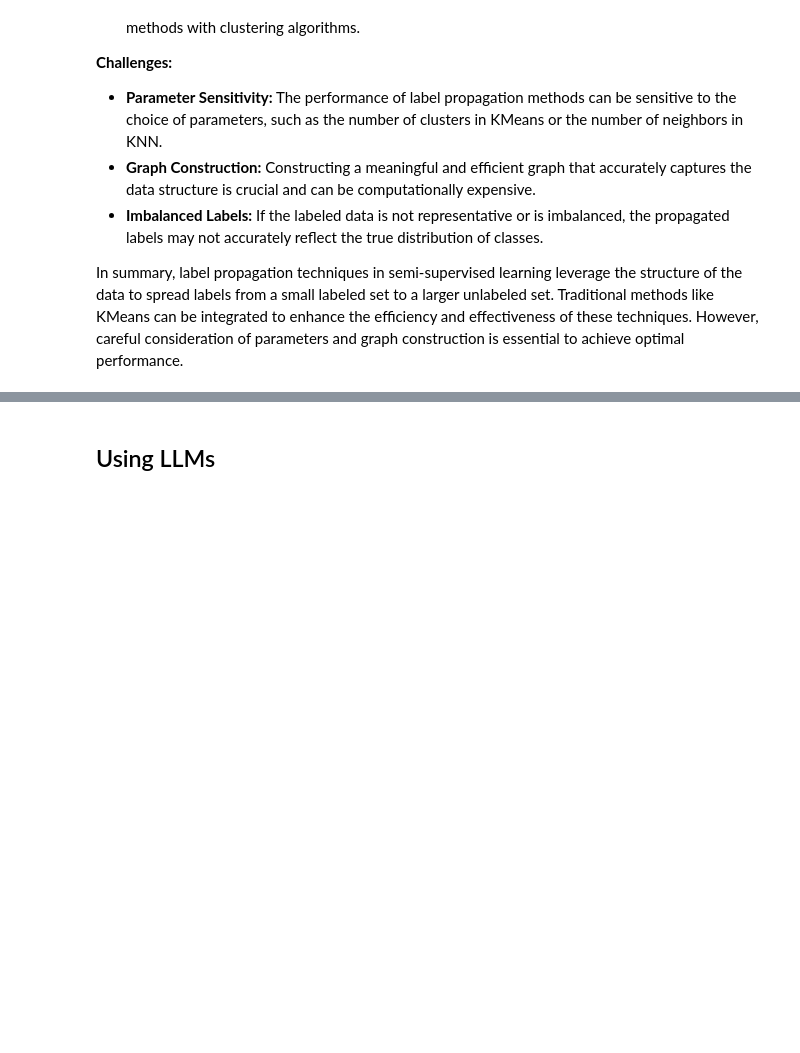
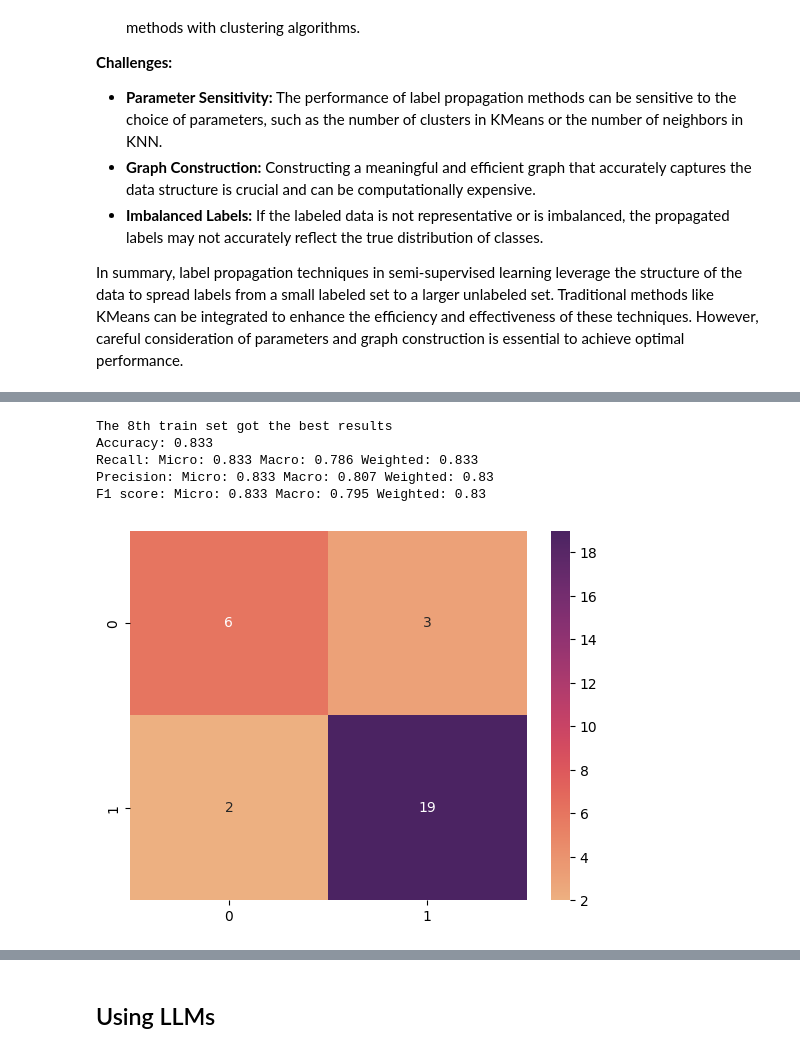
Before and after one commit to itspaspas/DataScience-S03, a Jupyter notebook: CA7/DS7.ipynb, the cells around one changed output, grey strips where cells are left out. Saved outputs shown, nothing was run; the diff lists cells and outputs as text; code cells hidden in the pictures; blank space fills up the shorter version.

```diff
--- a/CA7/DS7.ipynb
+++ b/CA7/DS7.ipynb
@@ -295,0 +433,30 @@ accuracy/len_test
+# %%
+class MyXGBoostClassifier(MyClassifier):
+    def __init__(self, random_state) -> None:
+        super().__init__()
+        self.model = xgb.XGBClassifier(random_state=random_state)
+        self.random_state=random_state
+
+    def set_params(self, params) -> None:
+        self.model = xgb.XGBClassifier(
+            learning_rate=params['learning_rate'], max_depth=params['max_depth'],
+            min_child_weight=params['min_child_weight'], colsample_bytree=params['colsample_bytree'],
+            n_estimators=params['n_estimators'],random_state=self.random_state)
+
+    def plot_feature_importance(self, columns) -> None:
+        plt.figure(figsize=(8, 6))
+        plt.bar(columns, self.model.feature_importances_)
+        plt.show()
+# %%
+XGBoost_model = MyXGBoostClassifier(random_state)
+XGBoost_params = {"learning_rate": stats.distributions.uniform(loc=0.5, scale=0.5),
+     "max_depth": stats.randint(1, 100), "min_child_weight": stats.randint(1, 100),
+     "colsample_bytree": stats.distributions.uniform(loc=0.5, scale=0.5), "n_estimators": stats.randint(1, 1000)}
+report_best_scores_from_labels(X_train,y_train,X_validation,y_validation,XGBoost_model,XGBoost_params,n_iter=2)
+# %% [output]
+The 8th train set got the best results
+Accuracy: 0.833
+Recall: Micro: 0.833 Macro: 0.786 Weighted: 0.833
+Precision: Micro: 0.833 Macro: 0.807 Weighted: 0.83
+F1 score: Micro: 0.833 Macro: 0.795 Weighted: 0.83
+[figure, added]
```
Also changed, not shown: parts of 45 cells of this notebook.
